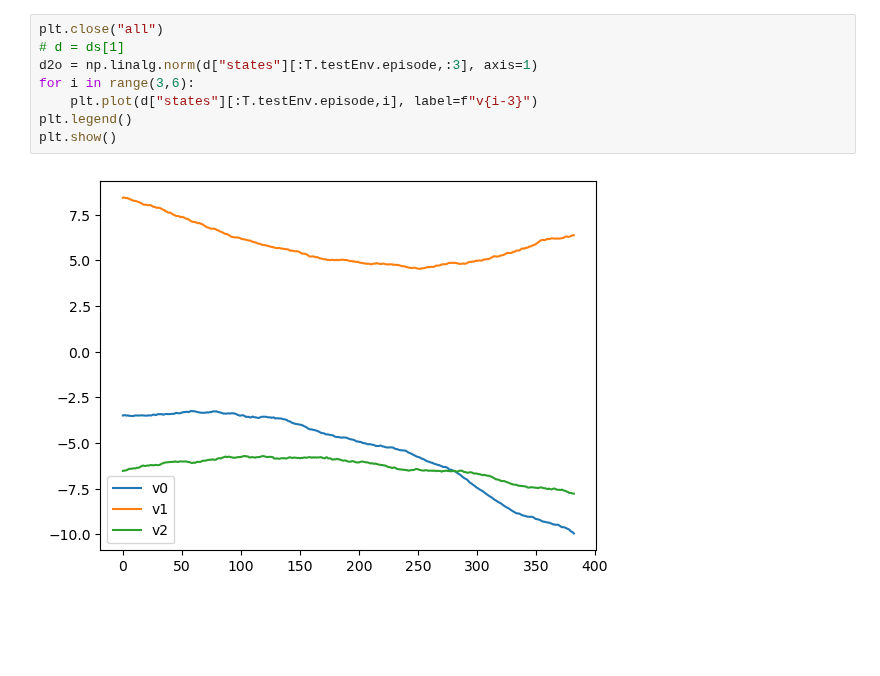
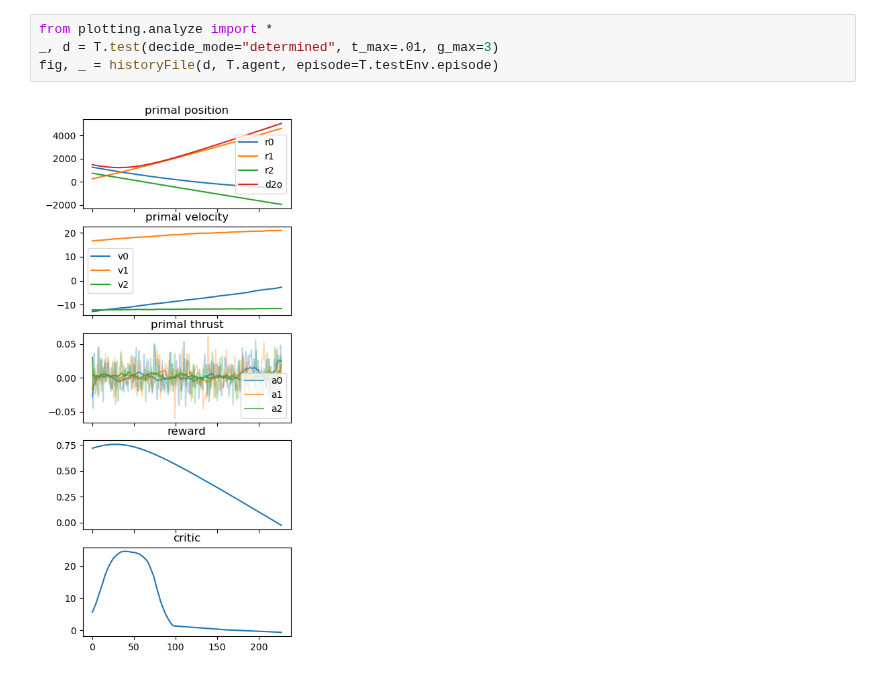
Before and after one commit to liziyao99/multi-debris-avoidance, a Jupyter notebook: test.ipynb, the cells around one changed output. Saved outputs shown, nothing was run; the diff lists cells and outputs as text; blank space fills up the shorter version.

```diff
--- a/test.ipynb
+++ b/test.ipynb
@@ -75,12 +60,8 @@ plt.show()
-# %%
-plt.close("all")
-# d = ds[1]
-d2o = np.linalg.norm(d["states"][:T.testEnv.episode,:3], axis=1)
-for i in range(3,6):
-    plt.plot(d["states"][:T.testEnv.episode,i], label=f"v{i-3}")
-plt.legend()
-plt.show()
-# %% [output]
-[figure, removed]
+# %%
+from plotting.analyze import *
+_, d = T.test(decide_mode="determined", t_max=.01, g_max=3)
+fig, _ = historyFile(d, T.agent, episode=T.testEnv.episode)
+# %% [output]
+[figure, added]
 # %%
 from plotting.analyze import *
```
Also changed, not shown: parts of 5 cells of this notebook, 9 other files.
